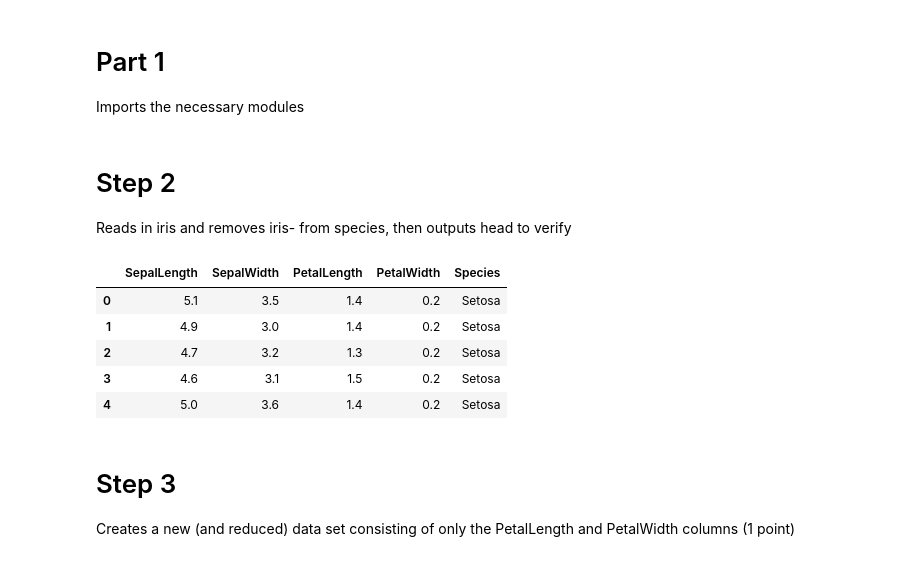
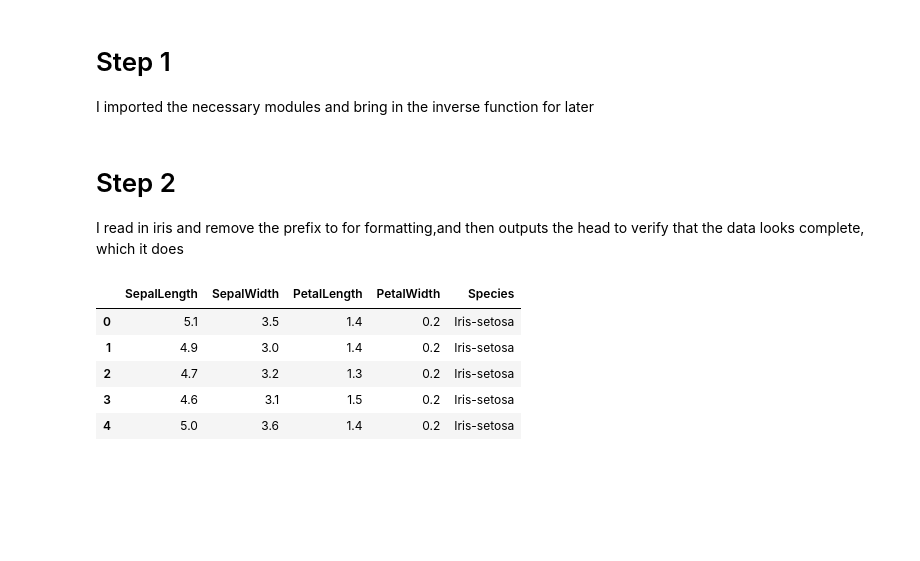
Before and after one commit to Shunsberger/Assignment_4, a Jupyter notebook: Assignment 4.ipynb, the cells around one changed output. Cells and saved outputs as stored; diff of their text form; code cells hidden in the pictures; blank space fills up the shorter version.

```diff
--- a/Assignment 4.ipynb
+++ b/Assignment 4.ipynb
@@ -15,7 +1,7 @@ y = width
-# %% [markdown]
-# Part 1
-
-Imports the necessary modules
+# %% [markdown]
+# Step 1
+
+I imported the necessary modules and bring in the inverse function for later
 # %%
 import numpy as np
 import pandas as pd
@@ -24,18 +11,14 @@ import matplotlib.pyplot as plt
 # %% [markdown]
 # Step 2
 
-Reads in iris and removes iris- from species, then outputs head to verify
+I read in iris and remove the prefix to for formatting,and then outputs the head to verify that the data looks complete, which it does
 # %%
 data = pd.read_csv('iris.txt')
-data['Species'] = data['Species'].str.replace("Iris-", '').str.capitalize()
 data.head()
 # %% [output]
 |  | SepalLength | SepalWidth | PetalLength | PetalWidth | Species |
-| 0 | 5.1 | 3.5 | 1.4 | 0.2 | Setosa |
-| 1 | 4.9 | 3.0 | 1.4 | 0.2 | Setosa |
-| 2 | 4.7 | 3.2 | 1.3 | 0.2 | Setosa |
-| 3 | 4.6 | 3.1 | 1.5 | 0.2 | Setosa |
-| 4 | 5.0 | 3.6 | 1.4 | 0.2 | Setosa |
+| 0 | 5.1 | 3.5 | 1.4 | 0.2 | Iris-setosa |
+| 1 | 4.9 | 3.0 | 1.4 | 0.2 | Iris-setosa |
+| 2 | 4.7 | 3.2 | 1.3 | 0.2 | Iris-setosa |
+| 3 | 4.6 | 3.1 | 1.5 | 0.2 | Iris-setosa |
+| 4 | 5.0 | 3.6 | 1.4 | 0.2 | Iris-setosa |
-# %% [markdown]
-# Step 3
-Creates a new (and reduced) data set consisting of only the PetalLength and PetalWidth columns (1 point)
```
Also changed, not shown: parts of 15 cells of this notebook.
